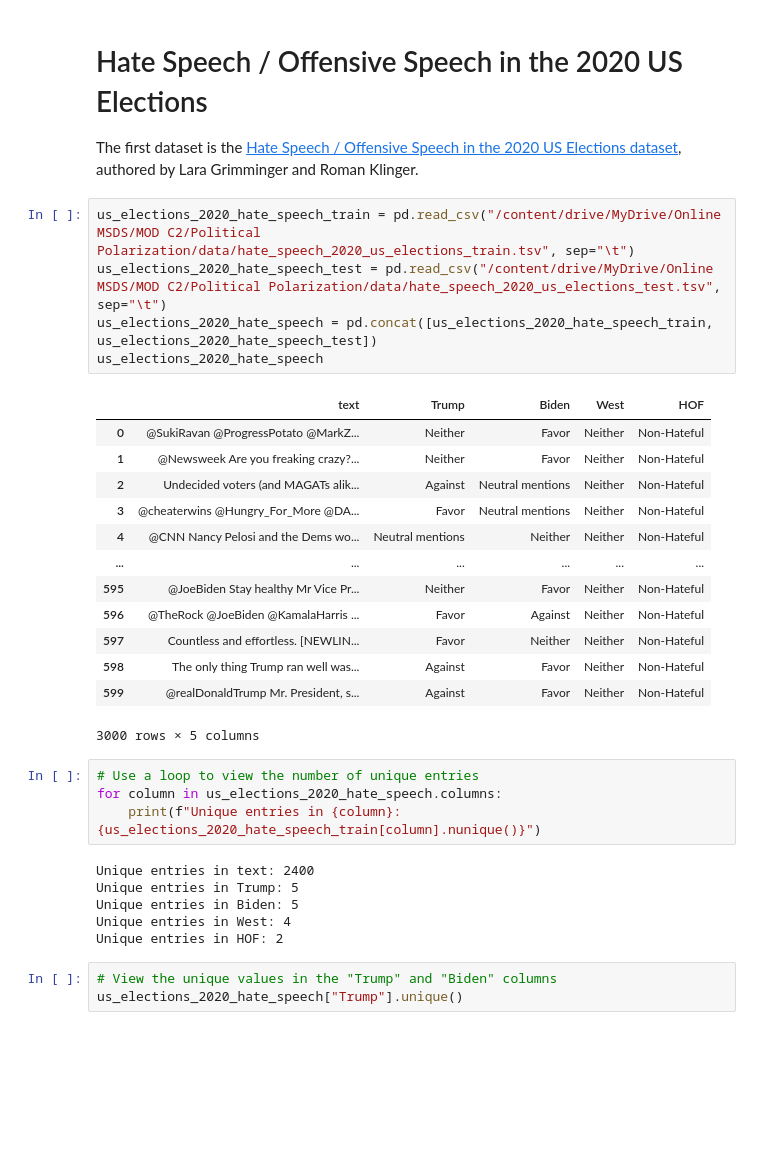
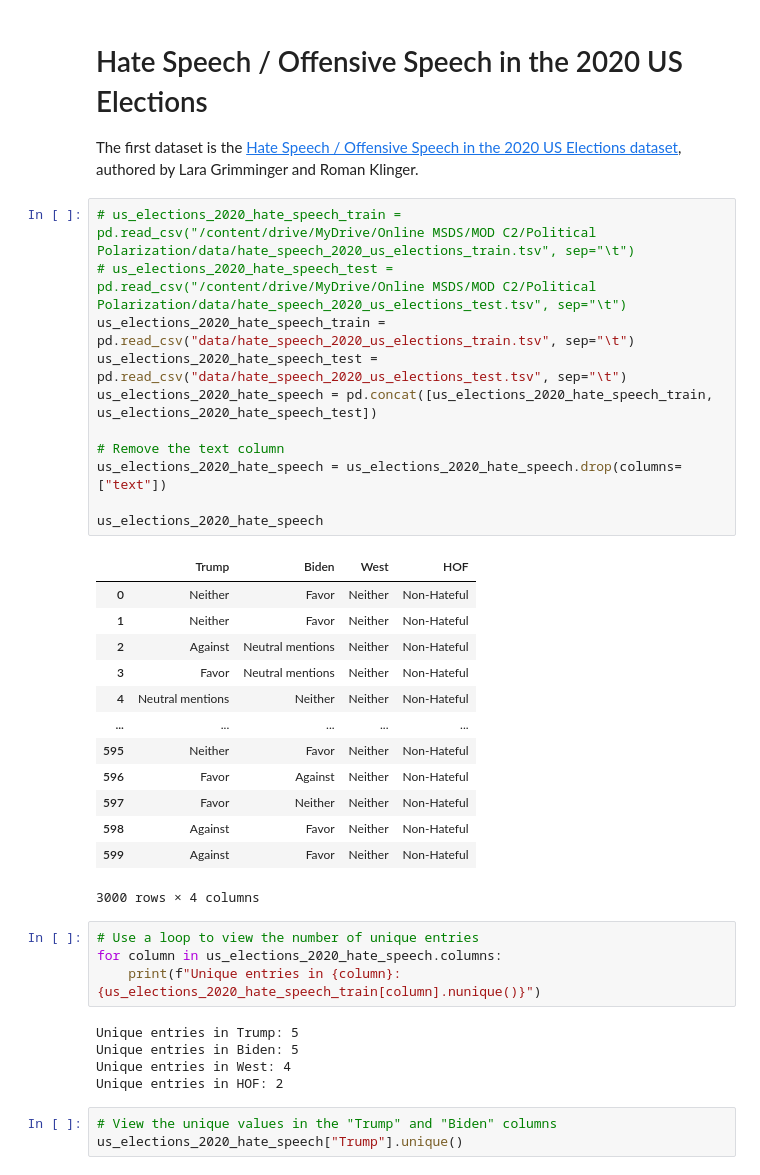
Before and after one commit to cfornesa/political_polarization, a Jupyter notebook: Data_Generation_And_Preparation.ipynb, the cells around one changed output. Saved outputs shown, nothing was run; the diff lists cells and outputs as text; blank space fills up the shorter version.

```diff
--- a/Data_Generation_And_Preparation.ipynb
+++ b/Data_Generation_And_Preparation.ipynb
@@ -21,30 +19,35 @@ Using the collection of English-language hate speech datasets compiled by <a hre
 
 The first dataset is the <a href="https://www.ims.uni-stuttgart.de/forschung/ressourcen/korpora/stance-hof/">Hate Speech / Offensive Speech in the 2020 US Elections dataset</a>, authored by Lara Grimminger and Roman Klinger.
 # %%
-us_elections_2020_hate_speech_train = pd.read_csv("/content/drive/MyDrive/Online MSDS/MOD C2/Political Polarization/data/hate_speech_2020_us_elections_train.tsv", sep="\t")
-us_elections_2020_hate_speech_test = pd.read_csv("/content/drive/MyDrive/Online MSDS/MOD C2/Political Polarization/data/hate_speech_2020_us_elections_test.tsv", sep="\t")
+# us_elections_2020_hate_speech_train = pd.read_csv("/content/drive/MyDrive/Online MSDS/MOD C2/Political Polarization/data/hate_speech_2020_us_elections_train.tsv", sep="\t")
+# us_elections_2020_hate_speech_test = pd.read_csv("/content/drive/MyDrive/Online MSDS/MOD C2/Political Polarization/data/hate_speech_2020_us_elections_test.tsv", sep="\t")
+us_elections_2020_hate_speech_train = pd.read_csv("data/hate_speech_2020_us_elections_train.tsv", sep="\t")
+us_elections_2020_hate_speech_test = pd.read_csv("data/hate_speech_2020_us_elections_test.tsv", sep="\t")
 us_elections_2020_hate_speech = pd.concat([us_elections_2020_hate_speech_train, us_elections_2020_hate_speech_test])
+
+# Remove the text column
+us_elections_2020_hate_speech = us_elections_2020_hate_speech.drop(columns=["text"])
+
 us_elections_2020_hate_speech
 # %% [output]
-|  | text | Trump | Biden | West | HOF |
-| 0 | @SukiRavan @ProgressPotato @MarkZ... | Neither | Favor | Neither | Non-Hateful |
-| 1 | @Newsweek Are you freaking crazy?... | Neither | Favor | Neither | Non-Hateful |
-| 2 | Undecided voters (and MAGATs alik... | Against | Neutral mentions | Neither | Non-Hateful |
-| 3 | @cheaterwins @Hungry_For_More @DA... | Favor | Neutral mentions | Neither | Non-Hateful |
-| 4 | @CNN Nancy Pelosi and the Dems wo... | Neutral mentions | Neither | Neither | Non-Hateful |
-| ... | ... | ... | ... | ... | ... |
-| 595 | @JoeBiden Stay healthy Mr Vice Pr... | Neither | Favor | Neither | Non-Hateful |
-| 596 | @TheRock @JoeBiden @KamalaHarris ... | Favor | Against | Neither | Non-Hateful |
-| 597 | Countless and effortless. [NEWLIN... | Favor | Neither | Neither | Non-Hateful |
-| 598 | The only thing Trump ran well was... | Against | Favor | Neither | Non-Hateful |
-| 599 | @realDonaldTrump Mr. President, s... | Against | Favor | Neither | Non-Hateful |
+|  | Trump | Biden | West | HOF |
+| 0 | Neither | Favor | Neither | Non-Hateful |
+| 1 | Neither | Favor | Neither | Non-Hateful |
+| 2 | Against | Neutral mentions | Neither | Non-Hateful |
+| 3 | Favor | Neutral mentions | Neither | Non-Hateful |
+| 4 | Neutral mentions | Neither | Neither | Non-Hateful |
+| ... | ... | ... | ... | ... |
+| 595 | Neither | Favor | Neither | Non-Hateful |
+| 596 | Favor | Against | Neither | Non-Hateful |
+| 597 | Favor | Neither | Neither | Non-Hateful |
+| 598 | Against | Favor | Neither | Non-Hateful |
+| 599 | Against | Favor | Neither | Non-Hateful |
-3000 rows × 5 columns
+3000 rows × 4 columns
 # %%
 # Use a loop to view the number of unique entries
 for column in us_elections_2020_hate_speech.columns:
     print(f"Unique entries in {column}: {us_elections_2020_hate_speech_train[column].nunique()}")
 # %% [output]
-Unique entries in text: 2400
 Unique entries in Trump: 5
 Unique entries in Biden: 5
 Unique entries in West: 4
```
Also changed, not shown: parts of 39 cells of this notebook, 3 other files.
